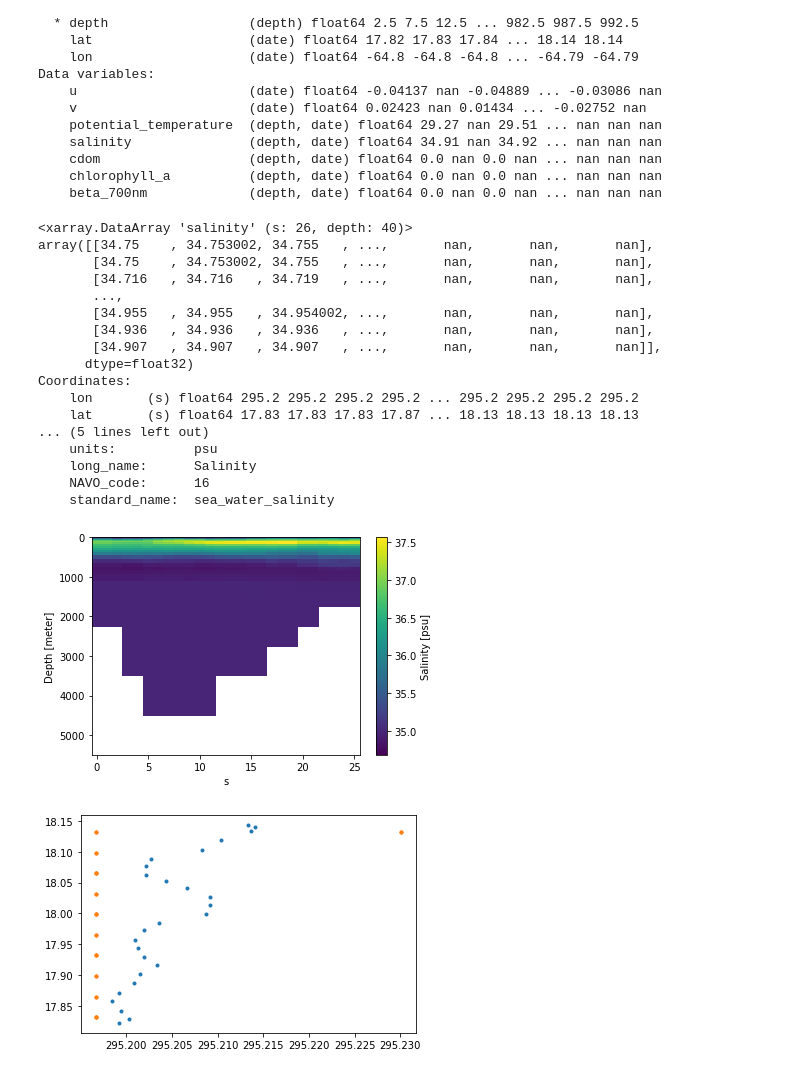
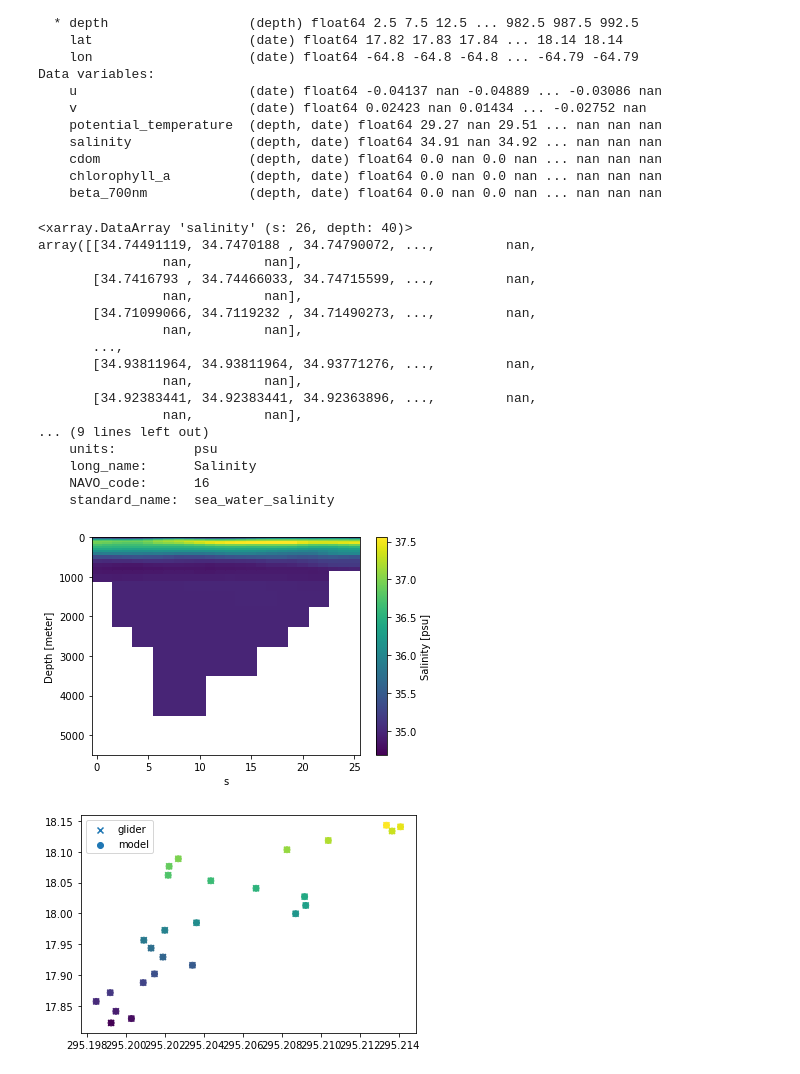
Before and after one commit to rucool/IOO_masters2020, a Jupyter notebook: ru29_amseas_compare.ipynb, the cells around one changed output. Saved outputs shown, nothing was run; the diff lists cells and outputs as text; code cells hidden in the pictures.

Commit message:
implement model interp onto glider section

```diff
--- a/ru29_amseas_compare.ipynb
+++ b/ru29_amseas_compare.ipynb
@@ -158,41 +117,51 @@ Data variables:
     chlorophyll_a          (depth, date) float64 0.0 nan 0.0 nan ... nan nan nan
     beta_700nm             (depth, date) float64 0.0 nan 0.0 nan ... nan nan nan
 # %%
+#do a whole section
+
 x = xr.DataArray(360+section.lon.values, dims="s")
 
 y = xr.DataArray(section.lat.values, dims="s")
 
 t = xr.DataArray(section.date.values, dims="s")
 
+# it doesn't like depth cause its not on the same dim as lon, lat, time
+# you might need to make the section with model depths, then separatly interp the depths
 # z = xr.DataArray(section.depth.values, dims="s")
 
-modsec = amseas_deployed.salinity.sel(lat=y, lon=x, time=t, method ='nearest')
+# modsec = amseas_deployed.salinity.sel(lat=y, lon=x, time=t, method ='nearest')
+
+# takes longer to interp, but works
+modsec = amseas_deployed.salinity.interp(lat=y, lon=x, time=t )
+
 
 plt.figure()
 modsec.plot(y='depth', yincrease=False)
 
 plt.figure()
-plt.plot(x,y,'.')
-plt.plot(modsec.lon, modsec.lat,'.')
+plt.scatter(x,y, c=t , marker='x', label='glider')
+plt.scatter(modsec.lon, modsec.lat, c=modsec.time , label='model')
+
+plt.legend()
 
 modsec
 # %% [output]
 <xarray.DataArray 'salinity' (s: 26, depth: 40)>
-array([[34.75    , 34.753002, 34.755   , ...,       nan,       nan,       nan],
-       [34.75    , 34.753002, 34.755   , ...,       nan,       nan,       nan],
-       [34.716   , 34.716   , 34.719   , ...,       nan,       nan,       nan],
+array([[34.74491119, 34.7470188 , 34.74790072, ...,         nan,
+                nan,         nan],
+       [34.7416793 , 34.74466033, 34.74715599, ...,         nan,
+                nan,         nan],
+       [34.71099066, 34.7119232 , 34.71490273, ...,         nan,
+                nan,         nan],
        ...,
-       [34.955   , 34.955   , 34.954002, ...,       nan,       nan,       nan],
-       [34.936   , 34.936   , 34.936   , ...,       nan,       nan,       nan],
-       [34.907   , 34.907   , 34.907   , ...,       nan,       nan,       nan]],
-      dtype=float32)
-Coordinates:
-    lon       (s) float64 295.2 295.2 295.2 295.2 ... 295.2 295.2 295.2 295.2
-    lat       (s) float64 17.83 17.83 17.83 17.87 ... 18.13 18.13 18.13 18.13
-... (5 lines left out)
+       [34.93811964, 34.93811964, 34.93771276, ...,         nan,
+                nan,         nan],
+       [34.92383441, 34.92383441, 34.92363896, ...,         nan,
+                nan,         nan],
+... (9 lines left out)
     units:          psu
     long_name:      Salinity
     NAVO_code:      16
     standard_name:  sea_water_salinity
-[figure, old version]
+[figure, new version]
-[figure, old version]
+[figure, new version]
```
Also changed, not shown: parts of 4 cells of this notebook.
